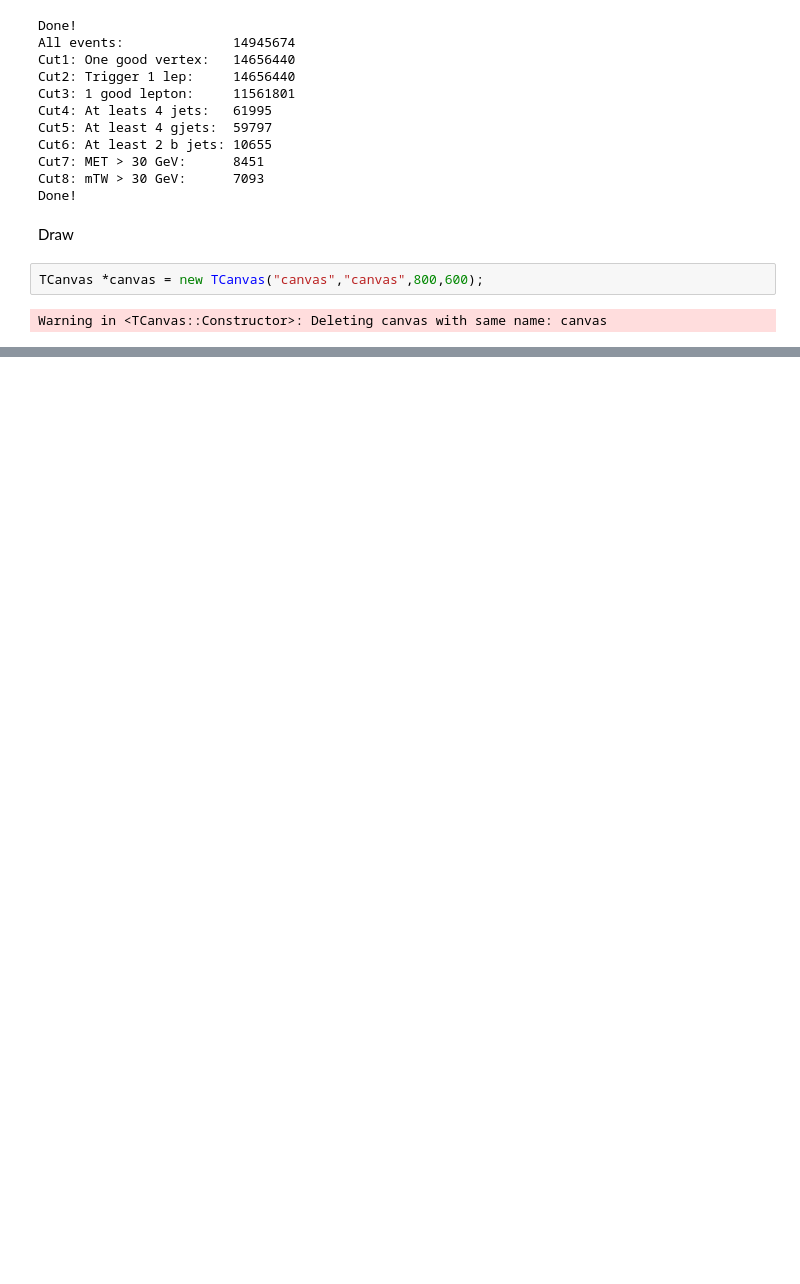
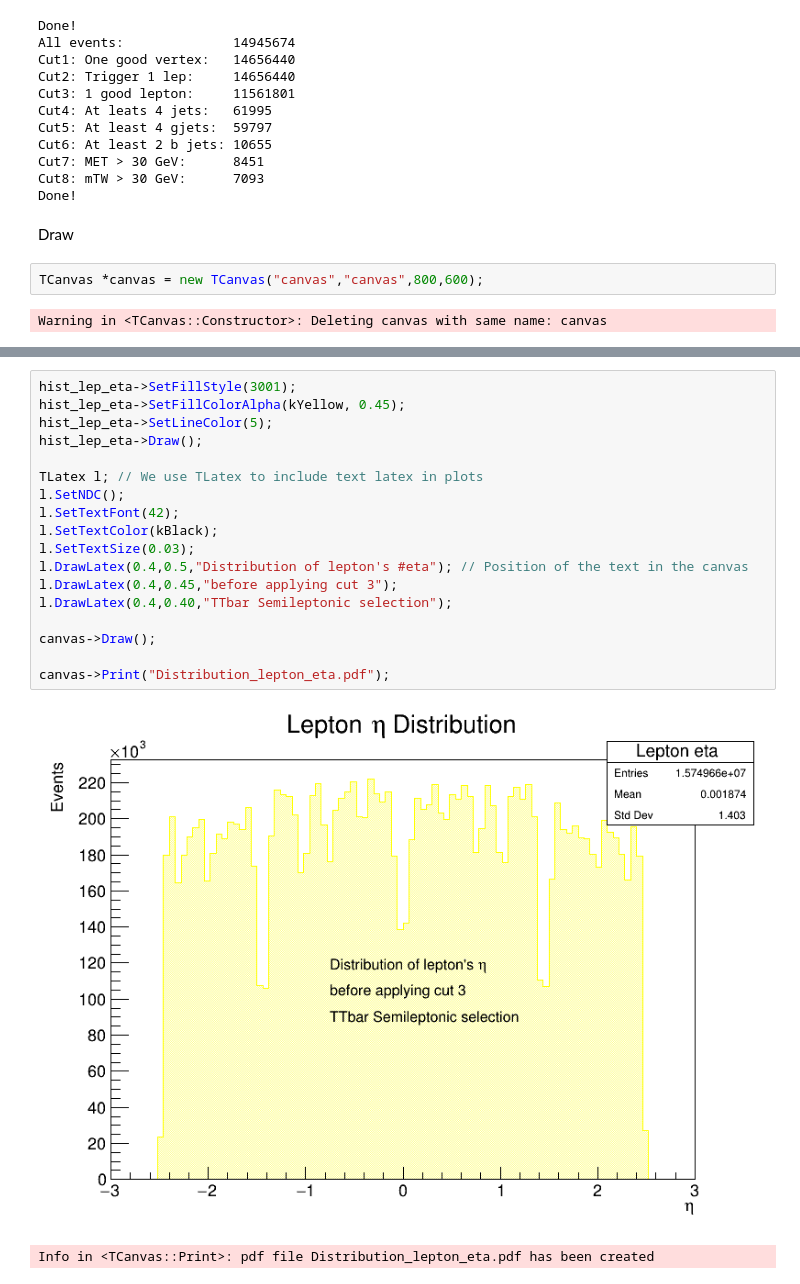
Before and after one commit to Miagarciaru/experimental-particle-physics-2021-2, a Jupyter notebook: Selection-ttbar-semileptonic/TTbarSel_8TeV.ipynb, the cells around one changed output, grey strips where cells are left out. Drawn from its saved outputs; the diff is of its cells as text; blank space fills up the shorter version.

```diff
--- a/Selection-ttbar-semileptonic/TTbarSel_8TeV.ipynb
+++ b/Selection-ttbar-semileptonic/TTbarSel_8TeV.ipynb
@@ -447,0 +356,21 @@ canvas->Print("Distribution_plots.gif+");
+# %%
+hist_lep_eta->SetFillStyle(3001);
+hist_lep_eta->SetFillColorAlpha(kYellow, 0.45);
+hist_lep_eta->SetLineColor(5);
+hist_lep_eta->Draw();
+
+TLatex l; // We use TLatex to include text latex in plots
+l.SetNDC();
+l.SetTextFont(42);
+l.SetTextColor(kBlack);
+l.SetTextSize(0.03);
+l.DrawLatex(0.4,0.5,"Distribution of lepton's #eta"); // Position of the text in the canvas
+l.DrawLatex(0.4,0.45,"before applying cut 3");
+l.DrawLatex(0.4,0.40,"TTbar Semileptonic selection");
+
+canvas->Draw();
+
+canvas->Print("Distribution_lepton_eta.pdf");
+# %% [output]
+[figure, added]
+Info in <TCanvas::Print>: pdf file Distribution_lepton_eta.pdf has been created
```
Also changed, not shown: parts of 27 cells of this notebook, 1 other file.
